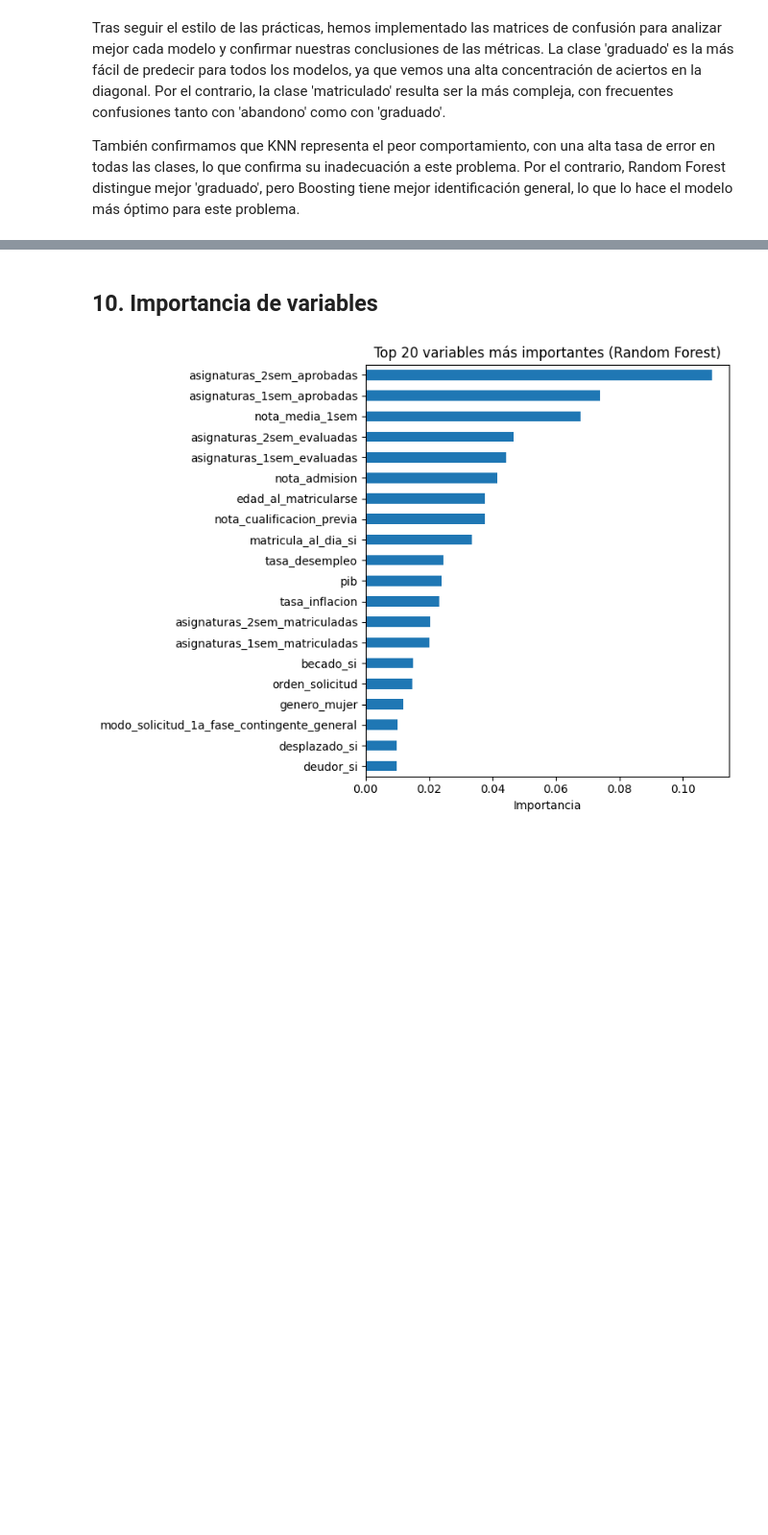
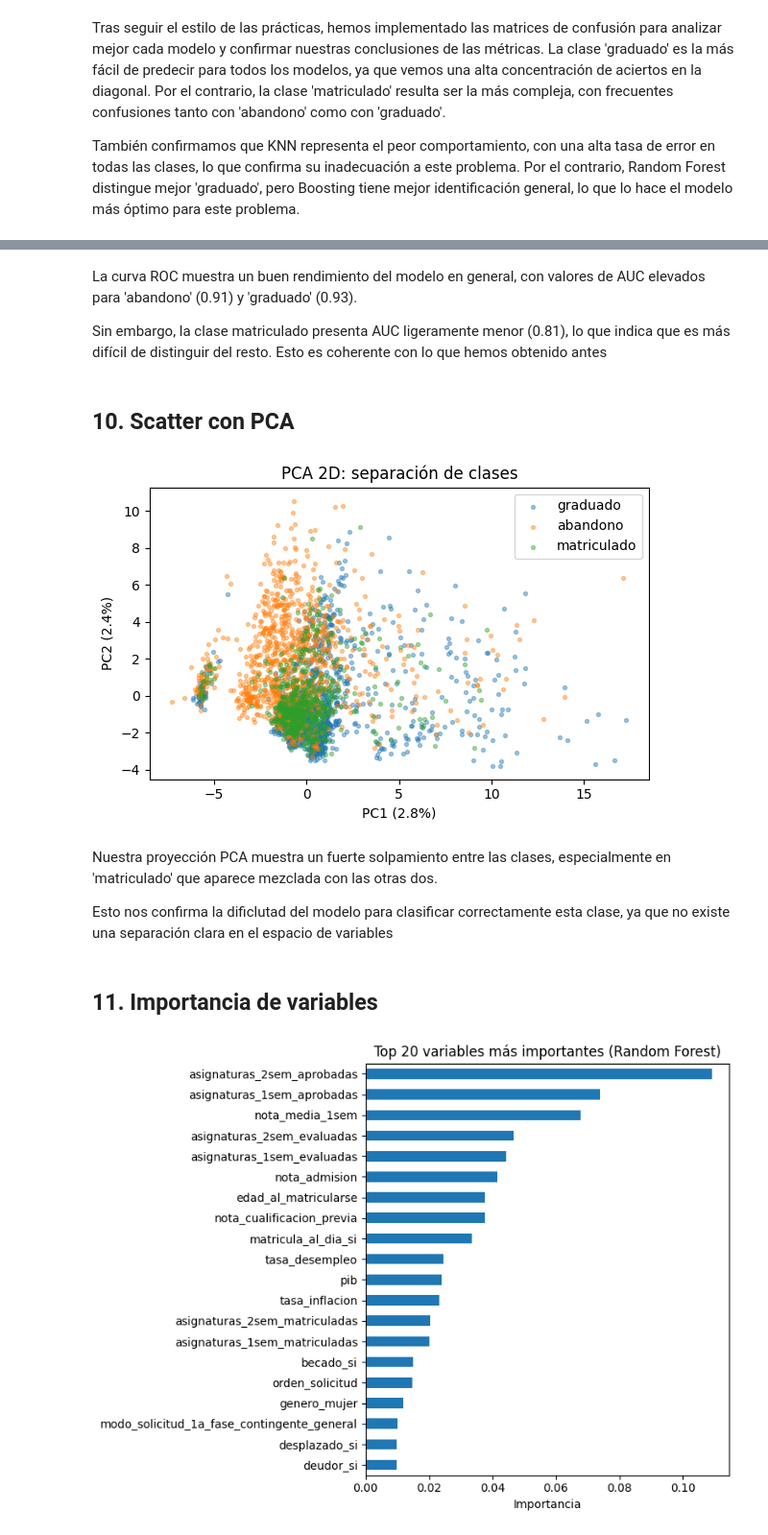
Before and after one commit to adrianalorenzo/ML_proyecto_final, a Jupyter notebook: notebooks/03_clasificacion.ipynb, the cells around one changed output, grey strips where cells are left out. Shown at 96% size. Cells and saved outputs as stored; diff of their text form; code cells hidden in the pictures; blank space fills up the shorter version.

```diff
--- a/notebooks/03_clasificacion.ipynb
+++ b/notebooks/03_clasificacion.ipynb
@@ -289,5 +320,36 @@ Por el contrario, Random Forest distingue mejor 'graduado', pero Boosting tiene
+# %% [markdown]
+La curva ROC muestra un buen rendimiento del modelo en general, con valores de AUC elevados para 'abandono' (0.91) y 'graduado' (0.93).
+
+Sin embargo, la clase matriculado presenta AUC ligeramente menor (0.81), lo que indica que es más difícil de distinguir del resto. Esto es coherente con lo que hemos obtenido antes
+# %% [markdown]
+## 10. Scatter con PCA
+# %%
+from sklearn.decomposition import PCA
+
+pca = PCA(n_components=2, random_state=42)
+X_pca = pca.fit_transform(X_train_sc)
+
+fig, ax = plt.subplots(figsize=(6,4))
+
+for clase in y_train.unique():
+    mask = y_train == clase
+    ax.scatter(X_pca[mask, 0], X_pca[mask, 1], s=8, alpha=0.4, label=clase)
+
+ax.set_title('PCA 2D: separación de clases')
+ax.set_xlabel(f'PC1 ({pca.explained_variance_ratio_[0]*100:.1f}%)')
+ax.set_ylabel(f'PC2 ({pca.explained_variance_ratio_[1]*100:.1f}%)')
+ax.legend()
+
+plt.tight_layout()
+plt.show()
+# %% [output]
+[figure, added]
+# %% [markdown]
+Nuestra proyección PCA muestra un fuerte solpamiento entre las clases, especialmente en 'matriculado' que aparece mezclada con las otras dos.
+
+Esto nos confirma la dificlutad del modelo para clasificar correctamente esta clase, ya que no existe una separación clara en el espacio de variables
 # %% [markdown]
-## 10. Importancia de variables
+## 11. Importancia de variables
 # %%
 #solo para random forest, que es lo más natural y facil de interpretar
 importancias = pd.Series(rf_fit.feature_importances_, index=X_train.columns)
```
Also changed, not shown: parts of 3 cells of this notebook.
